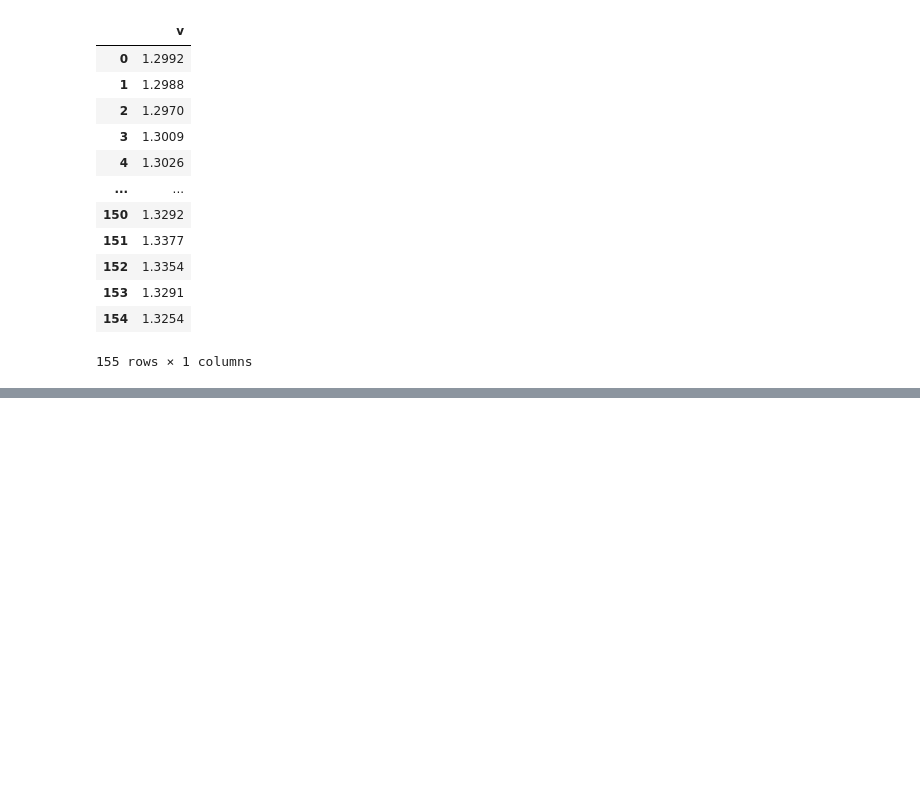
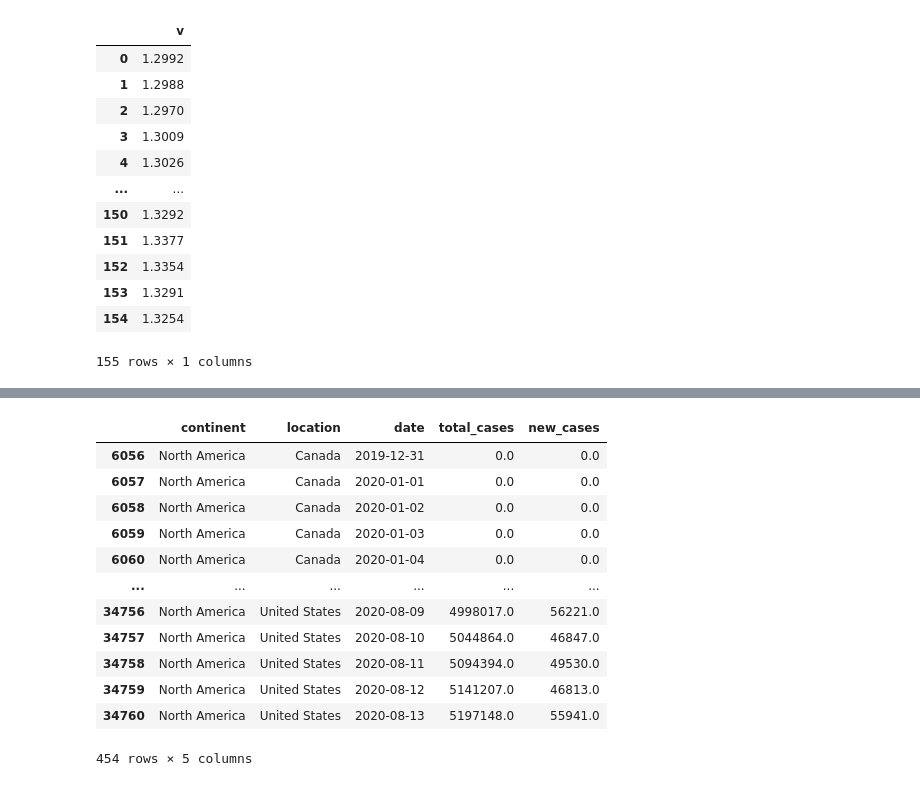
Before and after one commit to angelasivirich/Finance-Yahoo-ETL, a Jupyter notebook: usd_cad_exchange_rate.ipynb, the cells around one changed output, grey strips where cells are left out. Saved outputs shown, nothing was run; the diff lists cells and outputs as text; code cells hidden in the pictures; blank space fills up the shorter version.

```diff
--- a/usd_cad_exchange_rate.ipynb
+++ b/usd_cad_exchange_rate.ipynb
@@ -219,0 +222,4 @@ final_df
+# %%
+# read data from csv file
+covid_df = pd.read_csv("Resources/owid-covid-data.csv")
+covid_df.head()
@@ -219,0 +234,4 @@ final_df
+# %%
+# save the necessary columns into new dataframe
+covid_df1=covid_df[["continent","location","date","total_cases","new_cases"]]
+covid_df1.head()
@@ -219,0 +245,18 @@ final_df
+# %%
+# get the data for Canada and United States
+covid_df2=covid_df1[(covid_df1['location']=='Canada') | (covid_df1['location']=='United States')]
+covid_df2
+# %% [output]
+|  | continent | location | date | total_cases | new_cases |
+| 6056 | North America | Canada | 2019-12-31 | 0.0 | 0.0 |
+| 6057 | North America | Canada | 2020-01-01 | 0.0 | 0.0 |
+| 6058 | North America | Canada | 2020-01-02 | 0.0 | 0.0 |
+| 6059 | North America | Canada | 2020-01-03 | 0.0 | 0.0 |
+| 6060 | North America | Canada | 2020-01-04 | 0.0 | 0.0 |
+| ... | ... | ... | ... | ... | ... |
+| 34756 | North America | United States | 2020-08-09 | 4998017.0 | 56221.0 |
+| 34757 | North America | United States | 2020-08-10 | 5044864.0 | 46847.0 |
+| 34758 | North America | United States | 2020-08-11 | 5094394.0 | 49530.0 |
+| 34759 | North America | United States | 2020-08-12 | 5141207.0 | 46813.0 |
+| 34760 | North America | United States | 2020-08-13 | 5197148.0 | 55941.0 |
+454 rows × 5 columns
```
Also changed, not shown: parts of 17 cells of this notebook, 2 other files.
